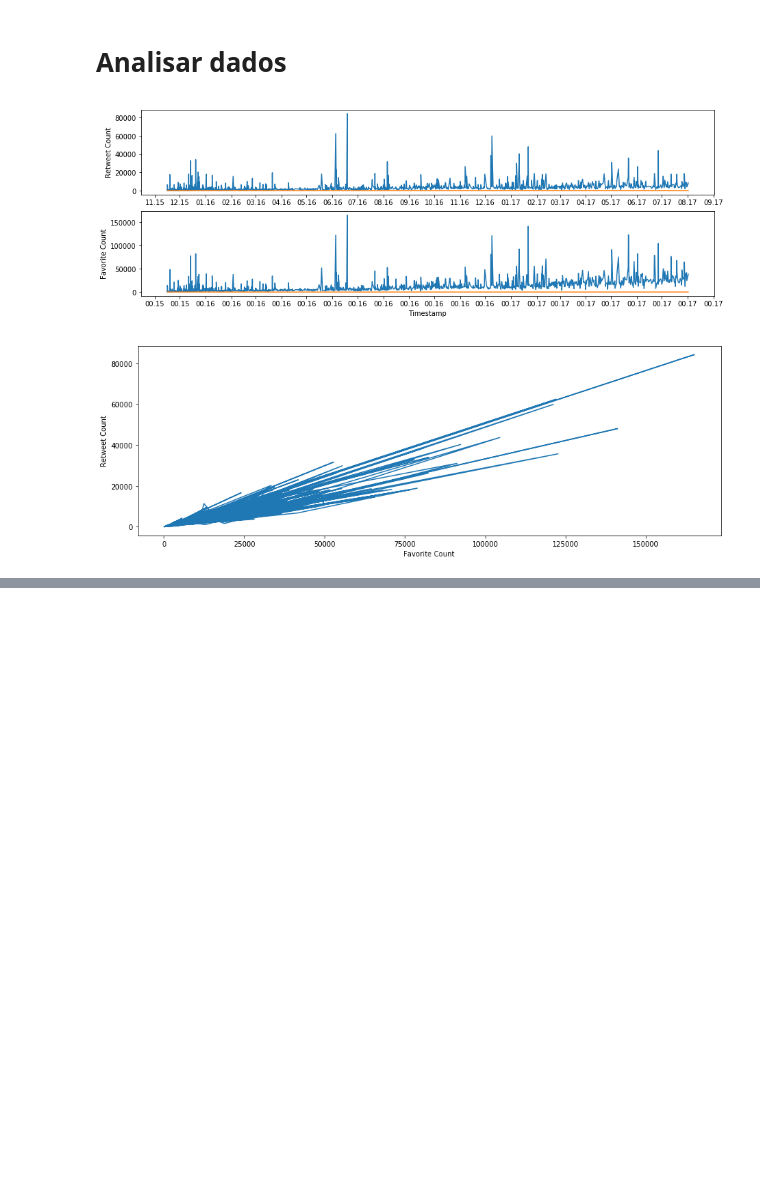
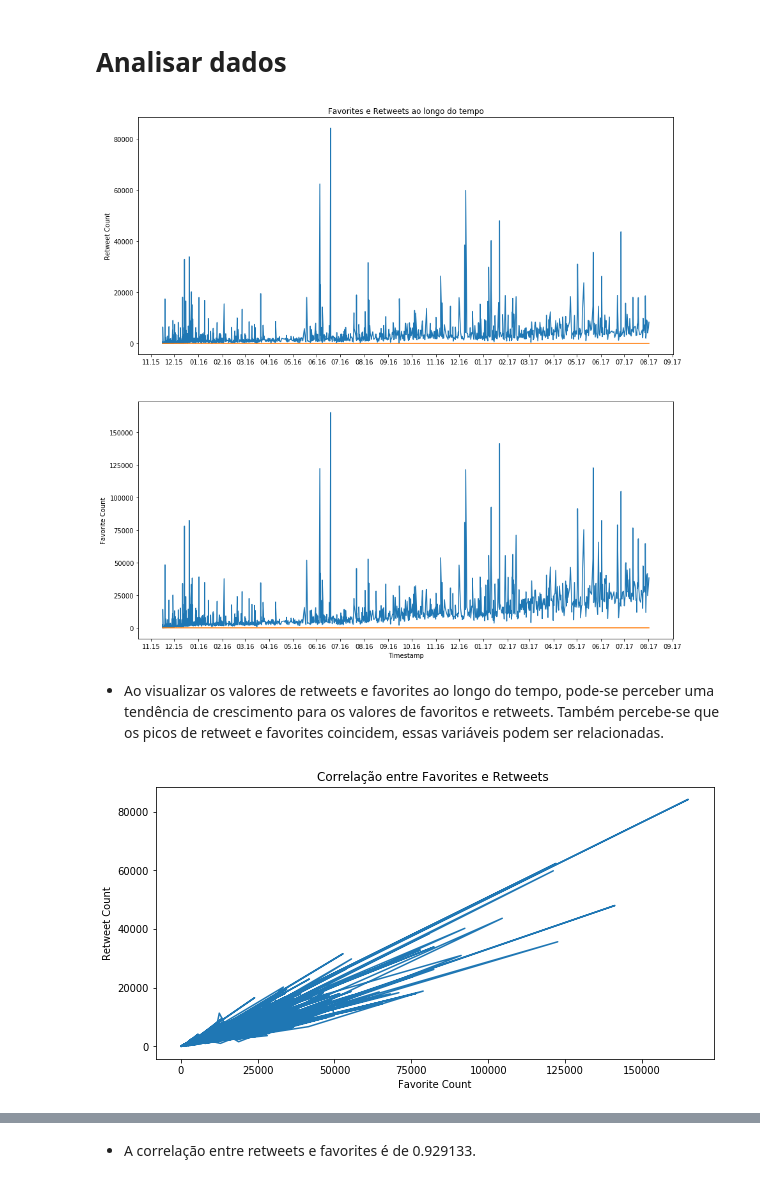
Before and after one commit to samaraluyza/WeRateDogs, a Jupyter notebook: wrangle_act.ipynb, the cells around one changed output, grey strips where cells are left out. Drawn from its saved outputs; the diff is of its cells as text; code cells hidden in the pictures; blank space fills up the shorter version.

```diff
--- a/wrangle_act.ipynb
+++ b/wrangle_act.ipynb
@@ -544,40 +544,49 @@ twitter_archive_master.to_csv(path_or_buf='twitter_archive_master.csv')
 # %%
 dados = pd.read_csv('twitter_archive_master.csv')
 dados.timestamp = pd.to_datetime(dados.timestamp)
 mpl_data = mdates.date2num(dados.timestamp.values)
 retweet_count = dados.retweet_count.values
 favorite_count = dados.favorite_count.values
-plt.rcParams['figure.figsize'] = [15,5]
-ax = plt.subplot(2, 1, 1)
+plt.rcParams['figure.figsize'] = [15,15]
 
+fig = plt.figure()
+ax = fig.add_subplot(2, 1, 1)
 ax.plot(mpl_data, retweet_count)
 ax.plot(mpl_data, np.zeros(len(mpl_data)))
 ax.xaxis.set_major_locator(mdates.MonthLocator())
 ax.xaxis.set_major_formatter(mdates.DateFormatter('%m.%y'))
 ax.set(ylabel='Retweet Count')
+plt.title('Favorites e Retweets ao longo do tempo')
 
-
-ax2 = plt.subplot(2, 1, 2)
+ax2 = fig.add_subplot(2, 1, 2)
 
 ax2.plot(mpl_data, favorite_count)
 ax2.plot(mpl_data, np.zeros(len(mpl_data)))
 ax2.xaxis.set_major_locator(mdates.MonthLocator())
-ax2.xaxis.set_major_formatter(mdates.DateFormatter('%M.%y'))
+ax2.xaxis.set_major_formatter(mdates.DateFormatter('%m.%y'))
 ax2.set(xlabel='Timestamp', ylabel='Favorite Count')
 
 
+
 plt.show()
+fig.savefig('figuras/retweet_favorite_tempo.jpg')
 # %% [output]
-[figure, old version]
+[figure, new version]
+# %% [markdown]
+- Ao visualizar os valores de retweets e favorites ao longo do tempo, pode-se perceber uma tendência de crescimento para os valores de favoritos e retweets. Também percebe-se que os picos de retweet e favorites coincidem, essas variáveis podem ser relacionadas.
 # %%
+
+
+fig_correlation = plt.figure(figsize=[10, 5])
 ax = plt.subplot()
-
+plt.title('Correlação entre Favorites e Retweets ')
 ax.plot(favorite_count, retweet_count)
 
 ax.set(xlabel='Favorite Count',ylabel='Retweet Count')
 plt.show()
+fig_correlation.savefig('figuras/fav_ret_correlation.jpg')
 # %% [output]
-[figure, old version]
+[figure, new version]
 # %%
 dados.corr()
 # %% [output]
@@ -596,5 +605,7 @@ dados.corr()
 | retweet_count | -0.369030 | 0.384626 | 0.167874 | NaN | 0.103734 | 0.050755 | 0.004314 | -0.015913 | ... |
 | favorite_count | -0.560893 | 0.612483 | 0.598890 | NaN | 0.130053 | 0.074537 | 0.045256 | -0.018413 | ... |
 | rating | -0.033403 | 0.028658 | -0.106925 | NaN | 0.000021 | -0.008526 | -0.029172 | -0.014035 | ... |
+# %% [markdown]
+- A correlação entre retweets e favorites é de 0.929133.
 # %%
 serie = (dados.groupby(['breed'])['tweet_id'].count().sort_values(ascending=False)).head(20)
```
Also changed, not shown: parts of 16 cells of this notebook, 2 other files.
